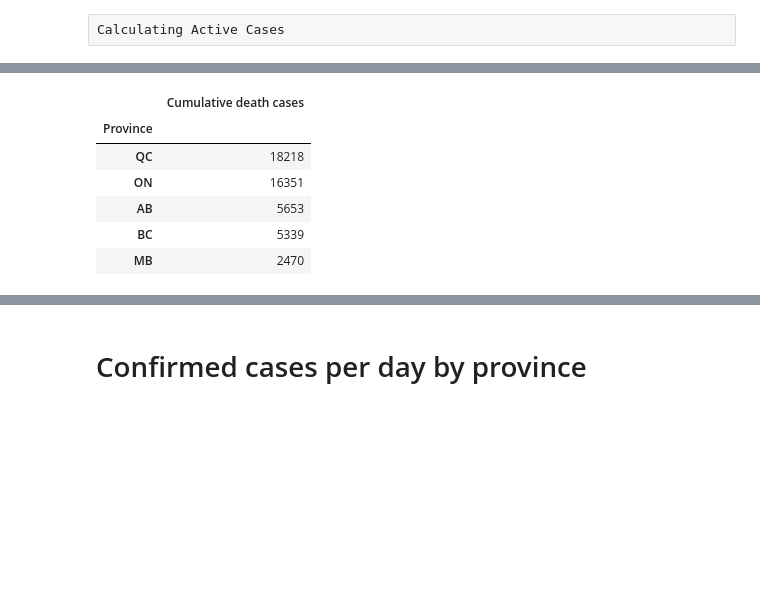
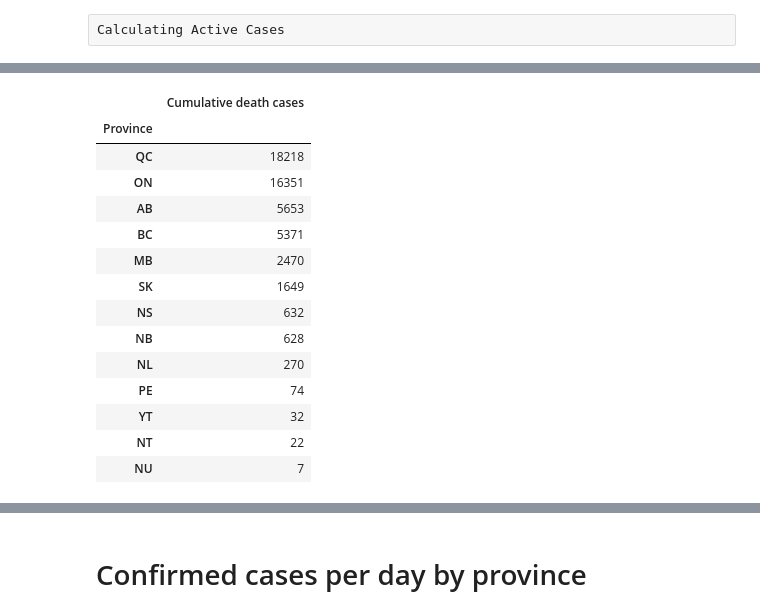
Before and after one commit to svafaeva93/Covid19AnalysisCanada, a Jupyter notebook: Data_extraction_API.ipynb, the cells around one changed output, grey strips where cells are left out. Saved outputs shown, nothing was run; the diff lists cells and outputs as text; code cells hidden in the pictures; blank space fills up the shorter version.

```diff
--- a/Data_extraction_API.ipynb
+++ b/Data_extraction_API.ipynb
@@ -295,16 +307,24 @@ plt.show()
 # %%
 Death_per_province = covid_dataframe_df.groupby('Province').max()[['Cumulative death cases', 'Date']].sort_values(['Cumulative death cases'], ascending = False).reset_index()
-Death_per_province = Death_per_province.iloc[0:5]
+# Death_per_province = Death_per_province.iloc[0:5]
 Death_per_province_df = Death_per_province[['Province', 'Cumulative death cases']]
 Death_per_province_df = Death_per_province_df.set_index('Province')
 Death_per_province_df
 # %% [output]
 |  | Cumulative death cases |
 | Province |  |
 | QC | 18218 |
 | ON | 16351 |
 | AB | 5653 |
-| BC | 5339 |
+| BC | 5371 |
 | MB | 2470 |
+| SK | 1649 |
+| NS | 632 |
+| NB | 628 |
+| NL | 270 |
+| PE | 74 |
+| YT | 32 |
+| NT | 22 |
+| NU | 7 |
 # %%
 # set the colors for the bars
```
Also changed, not shown: parts of 18 cells of this notebook.
